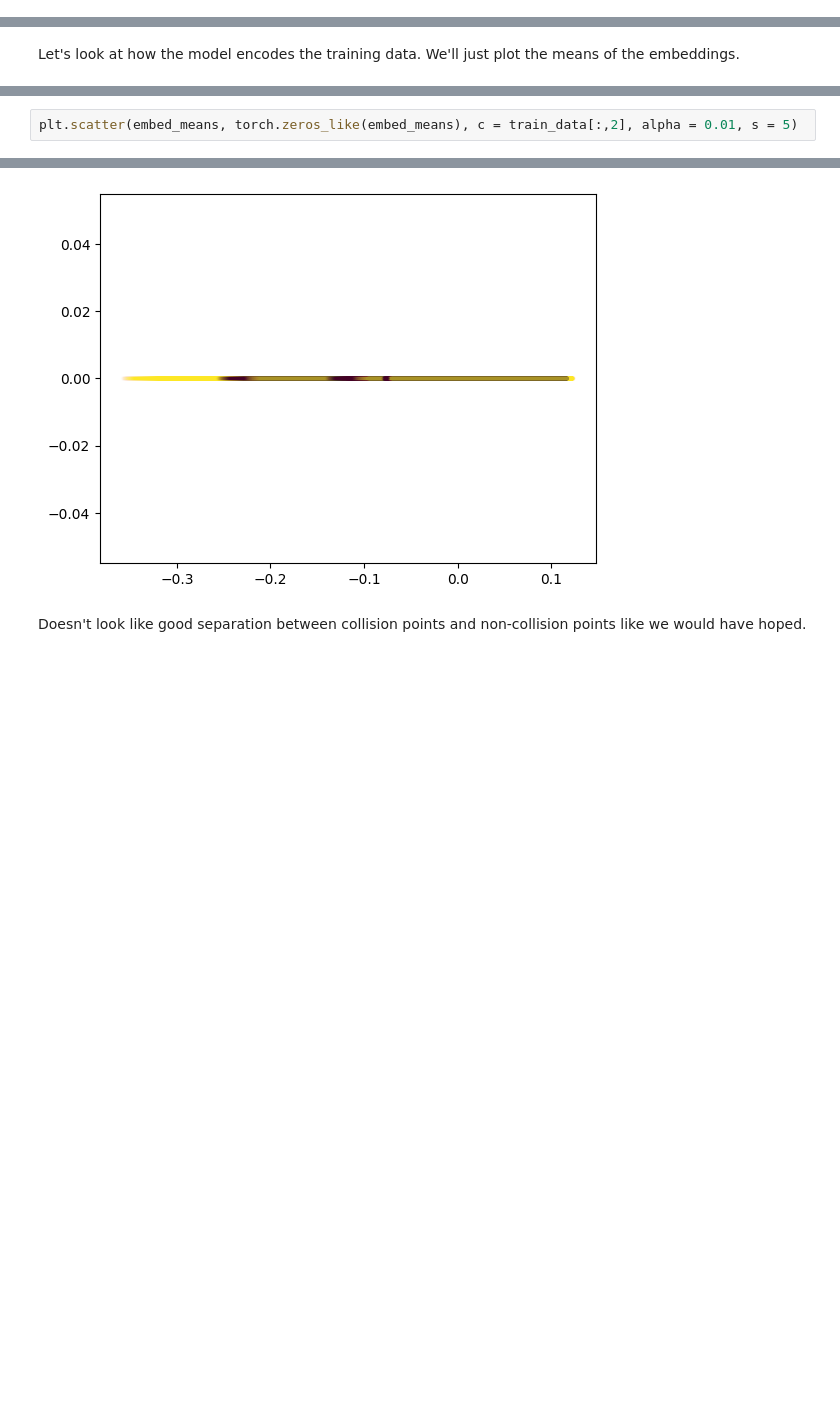
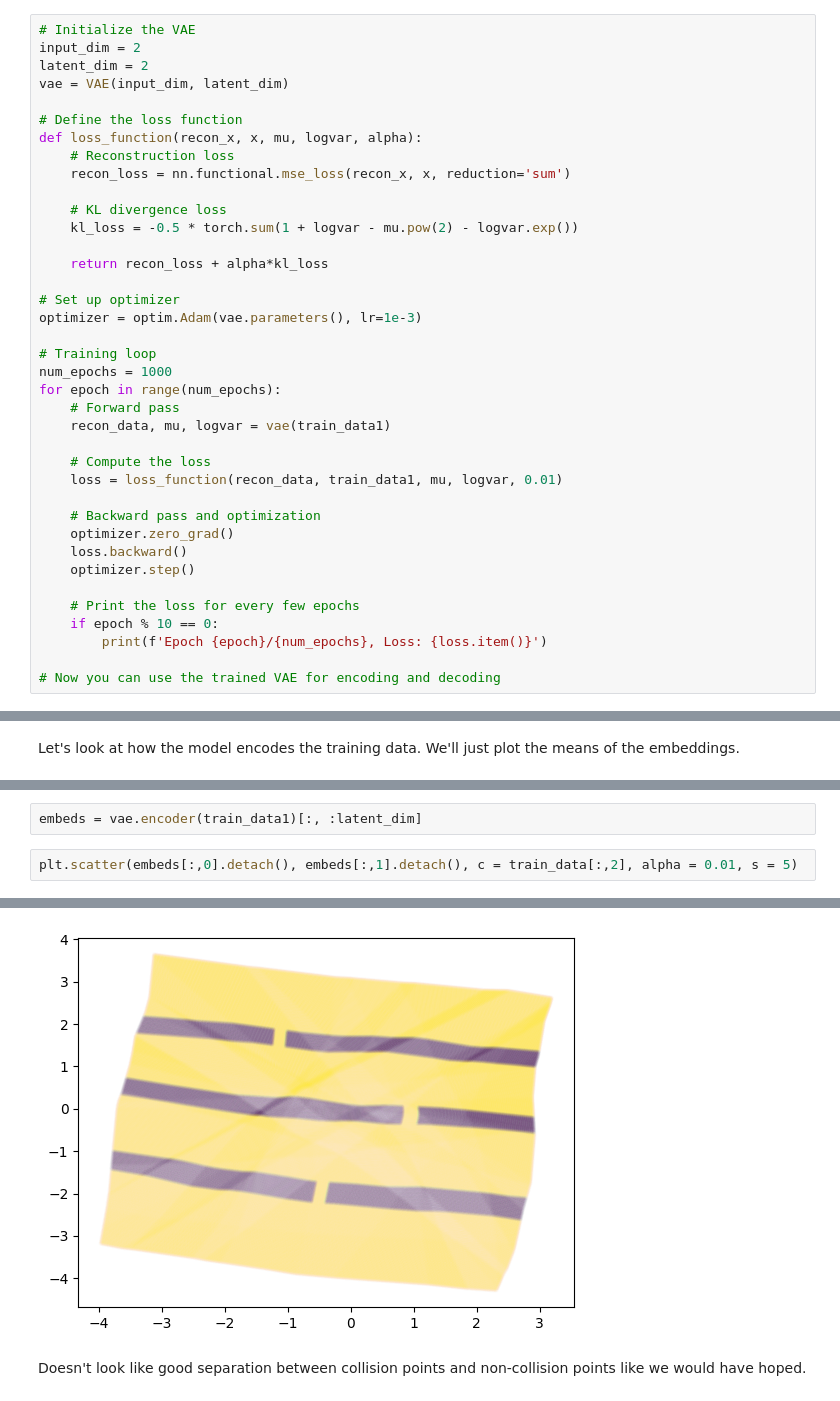
Before and after one commit to aidanlorenz/SBMP-VAE, a Jupyter notebook: VAE_SBMP-3-models.ipynb, the cells around one changed output, grey strips where cells are left out. Drawn from its saved outputs; the diff is of its cells as text; blank space fills up the shorter version.

```diff
--- a/VAE_SBMP-3-models.ipynb
+++ b/VAE_SBMP-3-models.ipynb
@@ -117,0 +152,38 @@ class VAE1(nn.Module):
+# %%
+# Initialize the VAE
+input_dim = 2
+latent_dim = 2
+vae = VAE(input_dim, latent_dim)
+
+# Define the loss function
+def loss_function(recon_x, x, mu, logvar, alpha):
+    # Reconstruction loss
+    recon_loss = nn.functional.mse_loss(recon_x, x, reduction='sum')
+
+    # KL divergence loss
+    kl_loss = -0.5 * torch.sum(1 + logvar - mu.pow(2) - logvar.exp())
+
+    return recon_loss + alpha*kl_loss
+
+# Set up optimizer
+optimizer = optim.Adam(vae.parameters(), lr=1e-3)
+
+# Training loop
+num_epochs = 1000
+for epoch in range(num_epochs):
+    # Forward pass
+    recon_data, mu, logvar = vae(train_data1)
+
+    # Compute the loss
+    loss = loss_function(recon_data, train_data1, mu, logvar, 0.01)
+
+    # Backward pass and optimization
+    optimizer.zero_grad()
+    loss.backward()
+    optimizer.step()
+
+    # Print the loss for every few epochs
+    if epoch % 10 == 0:
+        print(f'Epoch {epoch}/{num_epochs}, Loss: {loss.item()}')
+
+# Now you can use the trained VAE for encoding and decoding
@@ -211,7 +291,9 @@ embed_means, embed_log_vars
+# %%
+embeds = vae.encoder(train_data1)[:, :latent_dim]
 # %%
-plt.scatter(embed_means, torch.zeros_like(embed_means), c = train_data[:,2], alpha = 0.01, s = 5)
+plt.scatter(embeds[:,0].detach(), embeds[:,1].detach(), c = train_data[:,2], alpha = 0.01, s = 5)
 # %% [output]
 <matplotlib.collections.PathCollection at 0x...>
-[figure, old version]
+[figure, new version]
 # %% [markdown]
 Doesn't look like good separation between collision points and non-collision points like we would have hoped.
```
Also changed, not shown: parts of 27 cells of this notebook, 1 other file.
